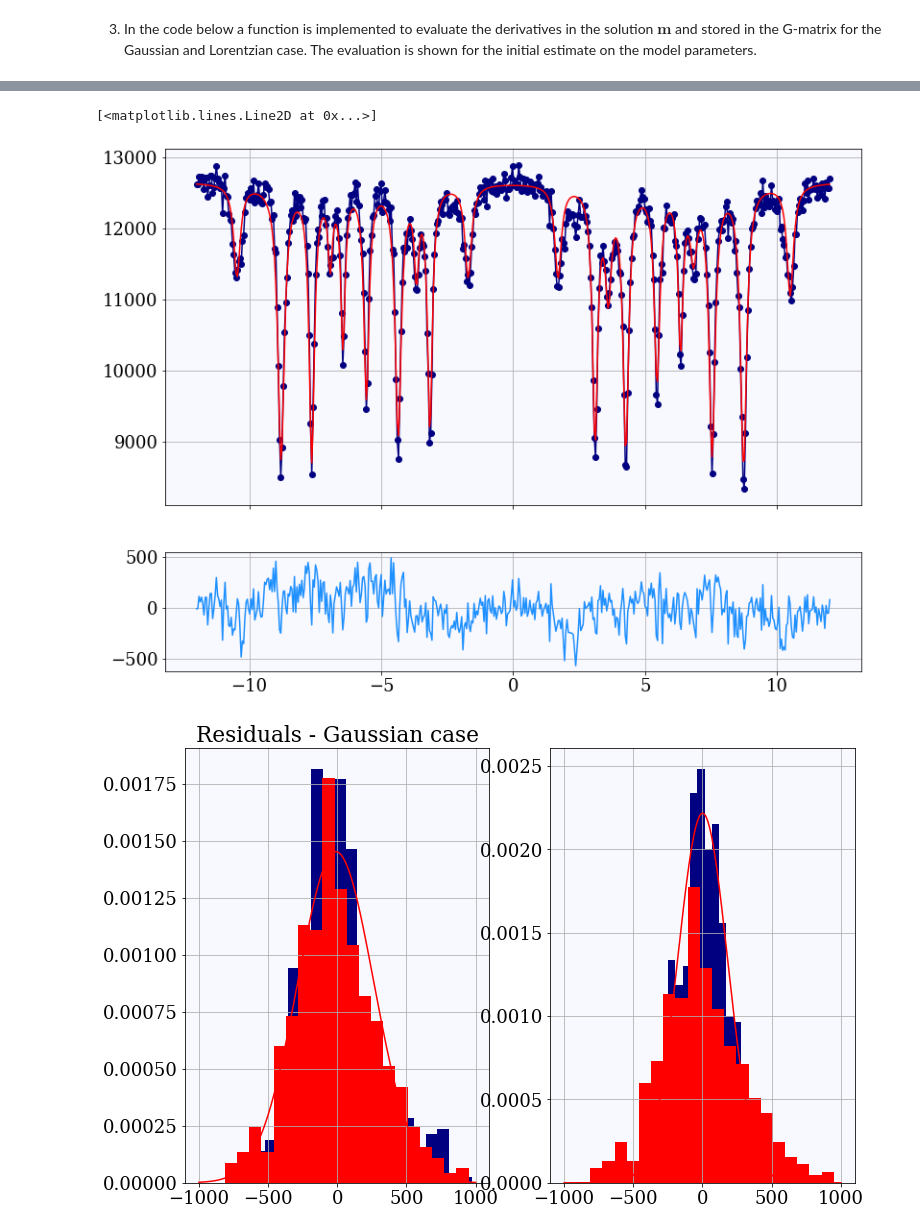
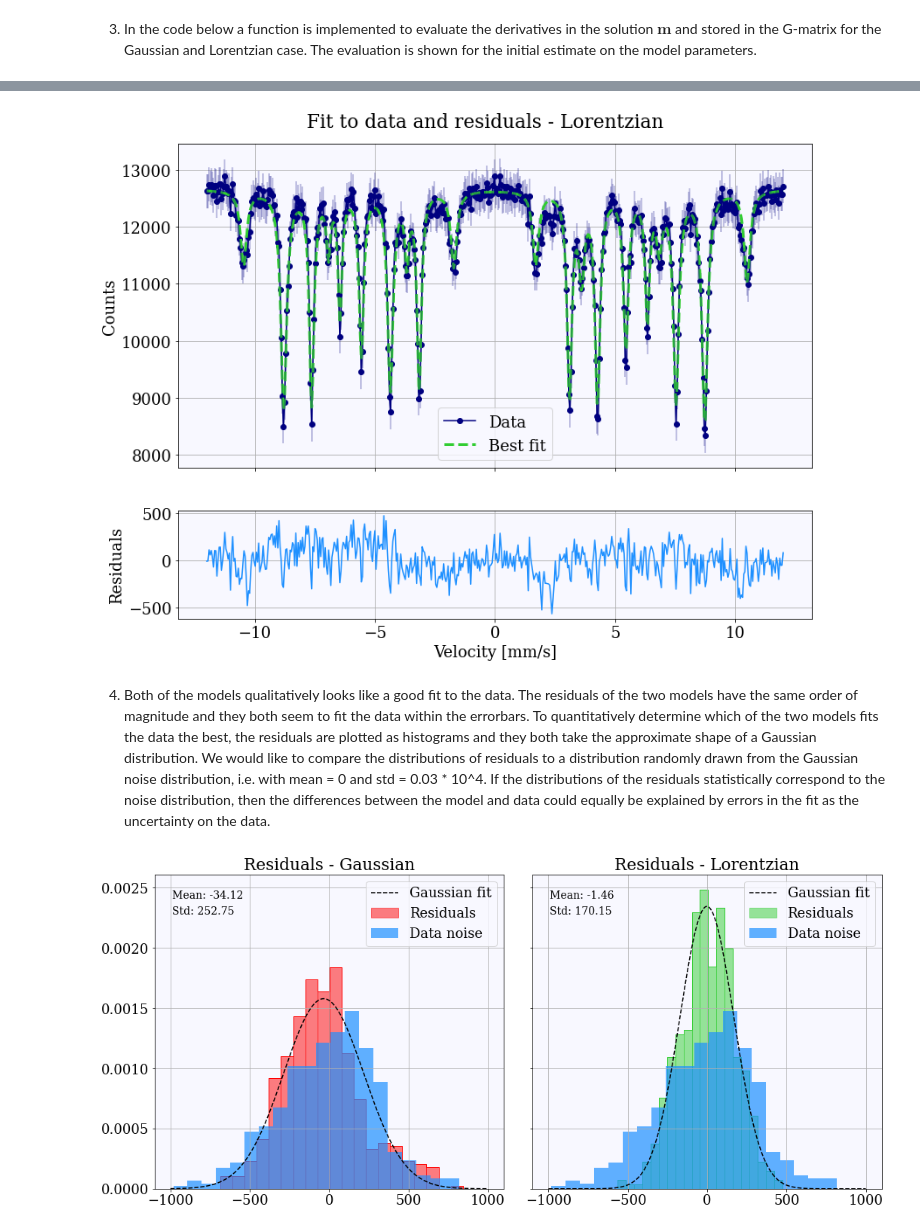
Before and after one commit to Emilie-Jessen/Inverse-Problems, a Jupyter notebook: Assignment_03/Assignment03.ipynb, the cells around one changed output, grey strips where cells are left out. Saved outputs shown, nothing was run; the diff lists cells and outputs as text; code cells hidden in the pictures.

```diff
--- a/Assignment_03/Assignment03.ipynb
+++ b/Assignment_03/Assignment03.ipynb
@@ -216,8 +229,7 @@ fig.tight_layout();
 # Data covariance matrix - assuming uncorrelated data
 C_D = np.diag(yerr**2)
 
-
-# Estimating correlation between parameters
+# Estimating correlation between the width and area of the peaks
 corr_val = 1e-5
 corr_M = np.array([np.array([0, 1, 0]),
                    np.array([1, 0, 0]),
@@ -225,26 +237,27 @@ corr_M = np.array([np.array([0, 1, 0]),
 corr = np.kron(np.eye(20), corr_M)
 
 
-# Esimating the uncertainties in the parameters as percentages of the initial guess
-sigma_A_Gauss = A0 * 0.05
-sigma_A_Lorentz = A0_L * 0.05
-sigma_f = f0 * 0.02
-sigma_c = c0 * 0.03
+# Esimating the uncertainties in the parameter values as percentages of the initial guess
+sigma_A_Gauss = A0 * 0.04
+sigma_A_Lorentz = A0_L * 0.04
+sigma_f = f0 * 0.01
+sigma_c = c0 * 0.02
 
+# Creating the covariance matrices for the model parameters as a sum of the diagonal matrix of the uncertainties and the correlation matrix
 C_M_Gauss = np.diag(np.array([sigma_A_Gauss**2, sigma_f**2, sigma_c**2]).reshape(3,20).T.flatten()) + corr
 C_M_Lorentz = np.diag(np.array([sigma_A_Lorentz**2, sigma_f**2, sigma_c**2]).reshape(3,20).T.flatten()) + corr
 
 
 # Visaualising the covariance matrices
-fig, ax = plt.subplots(ncols=3, figsize=(16, 4))
+fig, ax = plt.subplots(ncols=3, figsize=(17, 5))
 
-im1 = ax[0].imshow(C_D, aspect='auto')
+im1 = ax[0].imshow(C_D, cmap='Blues', aspect='auto')
 ax[0].set(title=r'$C_D$')
 
-im2 = ax[1].imshow(C_M_Gauss, aspect='auto')
+im2 = ax[1].imshow(C_M_Gauss, cmap='Reds', aspect='auto')
 ax[1].set(title=r'$C_M$ - Gaussian')
 
-im3 = ax[2].imshow(C_M_Lorentz, aspect='auto')
+im3 = ax[2].imshow(C_M_Lorentz, cmap='Greens', aspect='auto')
 ax[2].set(title=r'$C_M$ - Lorentzian')
 
 fig.colorbar(im1, ax=ax[0])
@@ -256,5 +280,6 @@ fig.tight_layout();
 # %%
 def steepest_descent(x, y, m0, epsilon, max_iter, peak_shape='Gauss'):
+    """Function that returns the model parameters and the residuals for the steepest descent method."""
 
     m = m0.copy()
     resi = []
@@ -295,0 +336,3 @@ m_best_L = steepest_descent(x, y, m0_L, 0.0001, 1000, 'Lorentz')
+# %%
+# Running the steepest descent method for the Lorentzian peaks
+m_best_L, all_resi_L = steepest_descent(x, y, m0_L, 5e-4, 5000, 'Lorentz')
@@ -296,33 +352,57 @@ m_best_L = steepest_descent(x, y, m0_L, 0.0001, 1000, 'Lorentz')
 # %%
+# Visualising the fit to the data and the residuals - Lorentzian
 fit_L = fit_data(x, m_best_L, 'Lorentz')
-resi_L = y - fit_data(x, m_best_L, 'Lorentz')
+resi_L = y - fit_L
 
 fig, ax = plt.subplots(nrows=2, figsize=(13, 10), sharex=True, gridspec_kw={'height_ratios': [3, 1]})
+title = fig.suptitle('Fit to data and residuals - Lorentzian', y=0.93)
+
 ax[0].plot(x, y, '-o', label='Data', color='navy')
-ax[0].plot(x, fit_L, label='Best fit', color='red')
+ax[0].plot(x, fit_L, '--', lw=3, label='Best fit', color='limegreen')
+ax[0].set(ylabel='Counts')
+ax[0].errorbar(x, y, yerr=yerr, color='navy', alpha=0.3)
+ax[0].legend()
 ax[1].plot(x, resi_L, '-', color='dodgerblue')
+ax[1].set(ylabel='Residuals',
+          xlabel='Velocity [mm/s]');
 # %% [output]
-[<matplotlib.lines.Line2D at 0x...>]
-[figure, old version]
+[figure, new version]
+# %% [markdown]
+4. Both of the models qualitatively looks like a good fit to the data. The residuals of the two models have the same order of magnitude and they both seem to fit the data within the errorbars. To quantitatively determine which of the two models fits the data the best, the residuals are plotted as histograms and they both take the approximate shape of a Gaussian distribution. We would like to compare the distributions of residuals to a distribution randomly drawn from the Gaussian noise distribution, i.e. with mean = 0 and std = 0.03 * 10^4. If the distributions of the residuals statistically correspond to the noise distribution, then the differences between the model and data could equally be explained by errors in the fit as the uncertainty on the data.
 # %%
-axis = np.linspace(-1000, 1000, 1000)
+# Drawing a random sample from the Gaussian distribution of the noise - i.e. mean = 0 and std = 0.03 * 10^4
+# This distribution is to compare to the residual distributions to estimate if the difference between model and data is due to noise or not
 noise_dist = np.random.normal(0, yerr[0], len(y))
 
+# Calculating the mean and standard deviation of the residual histograms for the Gaussian and Lorentzian fits
 mean_G = np.mean(resi_G)
 std_G = np.std(resi_G)
 
 mean_L = np.mean(resi_L)
 std_L = np.std(resi_L)
 
-fig, ax = plt.subplots(ncols=2, figsize=(12, 8))
-ax[0].hist(resi_G, bins=20, color='navy', density=True)
-ax[0].hist(noise_dist, bins=20, color='red', density=True)
-ax[0].plot(axis, scipy.stats.norm.pdf(axis, mean_G, std_G), color='red')
-ax[0].set(title='Residuals - Gaussian case')
+# Creating an axis for the Gaussian fit
+axis = np.linspace(-1000, 1000, 1000)
 
-ax[1].hist(resi_L, bins=20, color='navy', density=True)
-ax[1].hist(noise_dist, bins=20, color='red', density=True)
+# Plotting
+fig, ax = plt.subplots(ncols=2, figsize=(15, 7), sharey=True)
+ax[0].hist(resi_G, bins=20, color='red', alpha=0.5, density=True, edgecolor='red', histtype='bar', label='Residuals')
+ax[0].hist(resi_G, bins=20, color='red', density=True, histtype='step')
+ax[0].hist(noise_dist, bins=20, color='dodgerblue', alpha=0.7,  density=True, label='Data noise')
+ax[0].plot(axis, scipy.stats.norm.pdf(axis, mean_G, std_G), '--', color='black', label='Gaussian fit')
+ax[0].text(0.05, 0.95, f'Mean: {mean_G:.2f}', transform=ax[0].transAxes, fontsize=14, verticalalignment='top')
+ax[0].text(0.05, 0.9, f'Std: {std_G:.2f}', transform=ax[0].transAxes, fontsize=14, verticalalignment='top')
+ax[0].set(title='Residuals - Gaussian')
+ax[0].legend()
 
-ax[1].plot(axis, scipy.stats.norm.pdf(axis, mean_L, std_L), color='red');
+ax[1].hist(resi_L, bins=20, color='limegreen', alpha=0.5, density=True, edgecolor='limegreen', histtype='bar', label='Residuals')
+ax[1].hist(resi_L, bins=20, color='limegreen', density=True, histtype='step')
+ax[1].hist(noise_dist, bins=20, color='dodgerblue', alpha=0.7, density=True, label='Data noise')
+ax[1].plot(axis, scipy.stats.norm.pdf(axis, mean_L, std_L), '--', color='black', label='Gaussian fit')
+ax[1].text(0.05, 0.95, f'Mean: {mean_L:.2f}', transform=ax[1].transAxes, fontsize=14, verticalalignment='top')
+ax[1].text(0.05, 0.9, f'Std: {std_L:.2f}', transform=ax[1].transAxes, fontsize=14, verticalalignment='top')
+ax[1].set(title='Residuals - Lorentzian')
+ax[1].legend()
+fig.tight_layout();
 # %% [output]
-[figure, old version]
+[figure, new version]
```
Also changed, not shown: parts of 17 cells of this notebook, 2 other files.
